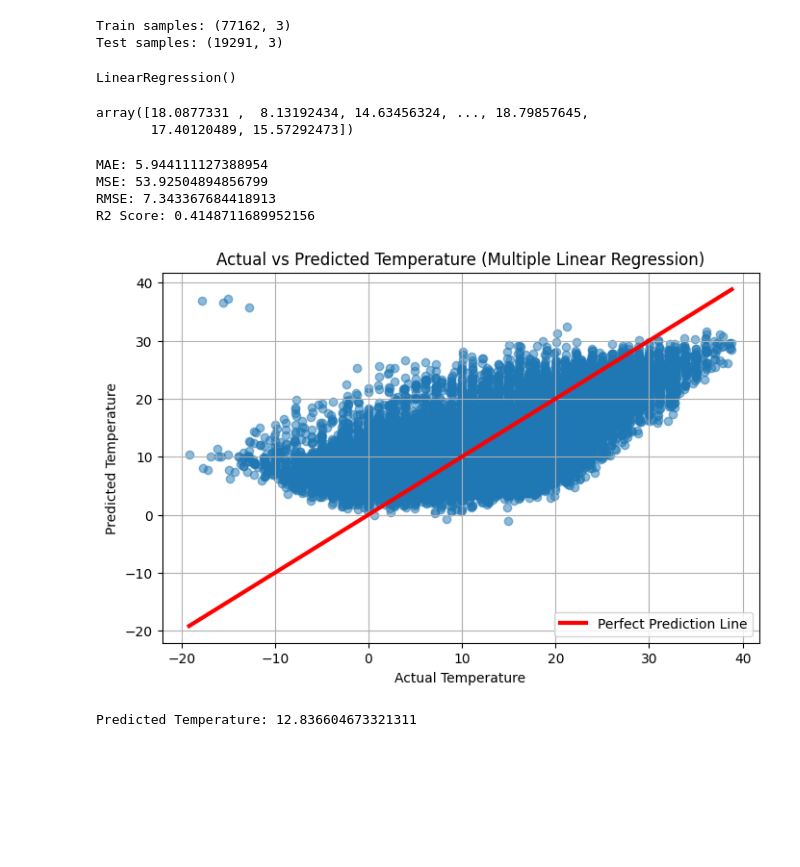
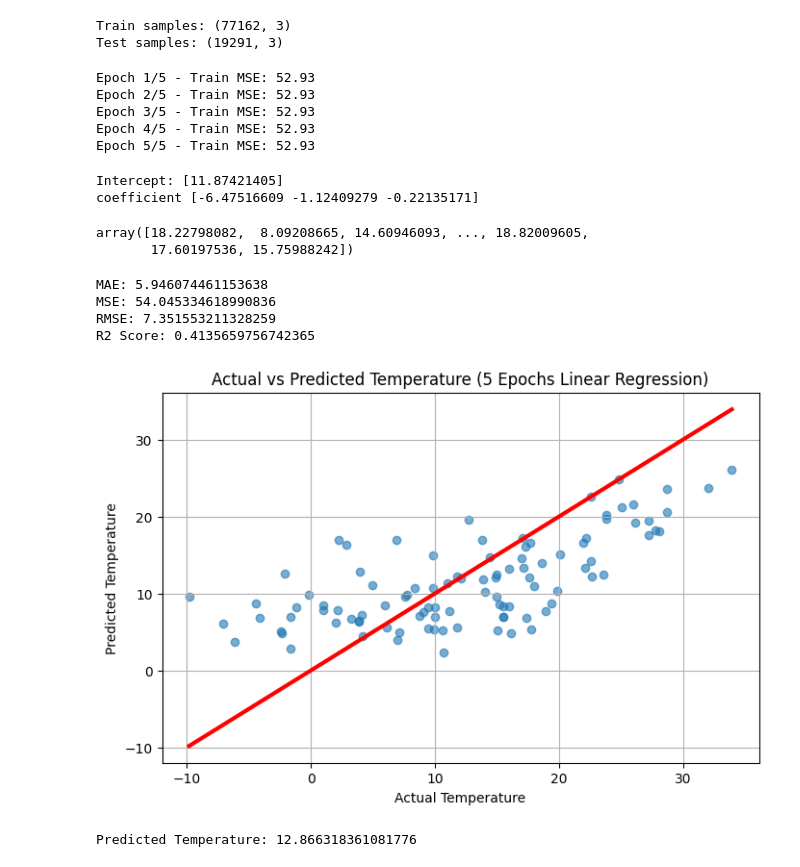
Before and after one commit to Tharanish-13/ML-Tasks, a Jupyter notebook: Day 1/whether_prediction.ipynb, the cells around one changed output. Cells and saved outputs as stored; diff of their text form; code cells hidden in the pictures; blank space fills up the shorter version.

```diff
--- a/Day 1/whether_prediction.ipynb
+++ b/Day 1/whether_prediction.ipynb
@@ -53,17 +54,42 @@ print("Test samples:", X_test.shape)
 Train samples: (77162, 3)
 Test samples: (19291, 3)
 # %%
-model = LinearRegression()
-model.fit(X_train, y_train)
+scaler = StandardScaler()
+X_train_scaled = scaler.fit_transform(X_train)
+X_test_scaled = scaler.transform(X_test)
-# %% [output]
-LinearRegression()
 # %%
-y_pred = model.predict(X_test)
+model = SGDRegressor(
+    max_iter=1,
+    tol=None,
+    random_state=42,
+    warm_start=True
+)
+
+epochs = 5
+for epoch in range(epochs):
+    model.fit(X_train_scaled, y_train)
+    y_train_pred = model.predict(X_train_scaled)
+    mse_train = mean_squared_error(y_train, y_train_pred)
+    print(f"Epoch {epoch + 1}/{epochs} - Train MSE: {mse_train:.2f}")
+# %% [output]
+Epoch 1/5 - Train MSE: 52.93
+Epoch 2/5 - Train MSE: 52.93
+Epoch 3/5 - Train MSE: 52.93
+Epoch 4/5 - Train MSE: 52.93
+Epoch 5/5 - Train MSE: 52.93
+# %%
+print("Intercept:",model.intercept_)
+print("coefficient",model.coef_)
+# %% [output]
+Intercept: [11.87421405]
+coefficient [-6.47516609 -1.12409279 -0.22135171]
 # %%
-y_pred
+y_pred = model.predict(X_test_scaled)
-# %% [output]
-array([18.0877331 ,  8.13192434, 14.63456324, ..., 18.79857645,
-       17.40120489, 15.57292473])
+# %%
+y_pred
+# %% [output]
+array([18.22798082,  8.09208665, 14.60946093, ..., 18.82009605,
+       17.60197536, 15.75988242])
 # %%
 mse = mean_squared_error(y_test, y_pred)
 mae = mean_absolute_error(y_test, y_pred)
@@ -75,26 +101,25 @@ print("MSE:", mse)
 print("RMSE:", rmse)
 print("R2 Score:", r2)
 # %% [output]
-MAE: 5.944111127388954
-MSE: 53.92504894856799
-RMSE: 7.343367684418913
-R2 Score: 0.4148711689952156
+MAE: 5.946074461153638
+MSE: 54.045334618990836
+RMSE: 7.351553211328259
+R2 Score: 0.4135659756742365
 # %%
 plt.figure(figsize=(8, 5))
-plt.scatter(y_test, y_pred, alpha=0.5)
-min_val = min(y_test.min(), y_pred.min())
-max_val = max(y_test.max(), y_pred.max())
+plt.scatter(y_test[:100], y_pred[:100], alpha=0.6)
 
-plt.plot([min_val, max_val], [min_val, max_val], linewidth=3, label="Perfect Prediction Line", color='red')
+min_val = min(min(y_test[:100]), min(y_pred[:100]))
+max_val = max(max(y_test[:100]), max(y_pred[:100]))
 
+plt.plot([min_val, max_val], [min_val, max_val], linewidth=3, color='red')
 plt.xlabel("Actual Temperature")
 plt.ylabel("Predicted Temperature")
-plt.title("Actual vs Predicted Temperature (Multiple Linear Regression)")
+plt.title("Actual vs Predicted Temperature (5 Epochs Linear Regression)")
 plt.grid(True)
-plt.legend()
 plt.show()
 # %% [output]
-[figure, old version]
+[figure, new version]
 # %%
 new_data = pd.DataFrame({
     "Humidity": [0.70],
@@ -102,8 +127,9 @@ new_data = pd.DataFrame({
     "Pressure (millibars)": [1010]
 })
 
-temp_pred = model.predict(new_data)
+new_data_scaled = scaler.transform(new_data)
+temp_pred = model.predict(new_data_scaled)
 
 print("Predicted Temperature:", temp_pred[0])
 # %% [output]
-Predicted Temperature: 12.836604673321311
+Predicted Temperature: 12.866318361081776
```
Also changed, not shown: parts of 1 cell of this notebook.
